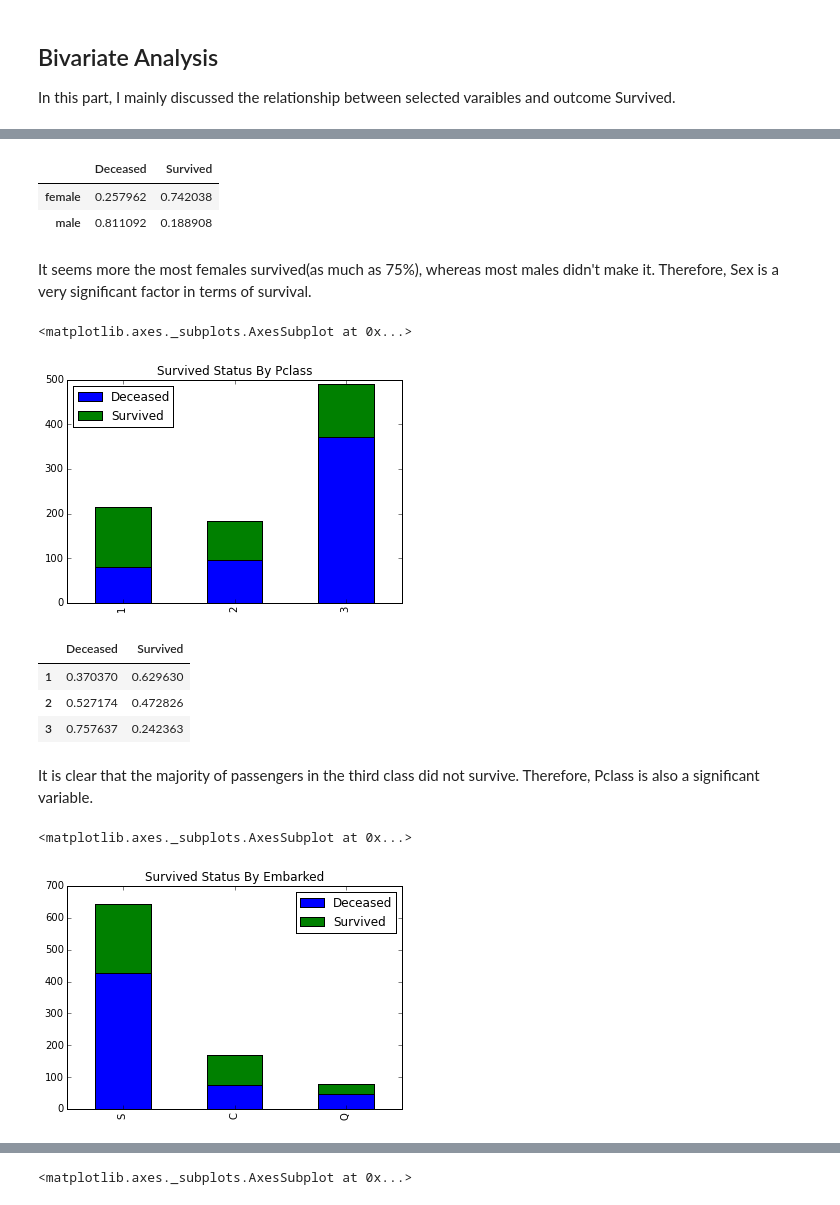
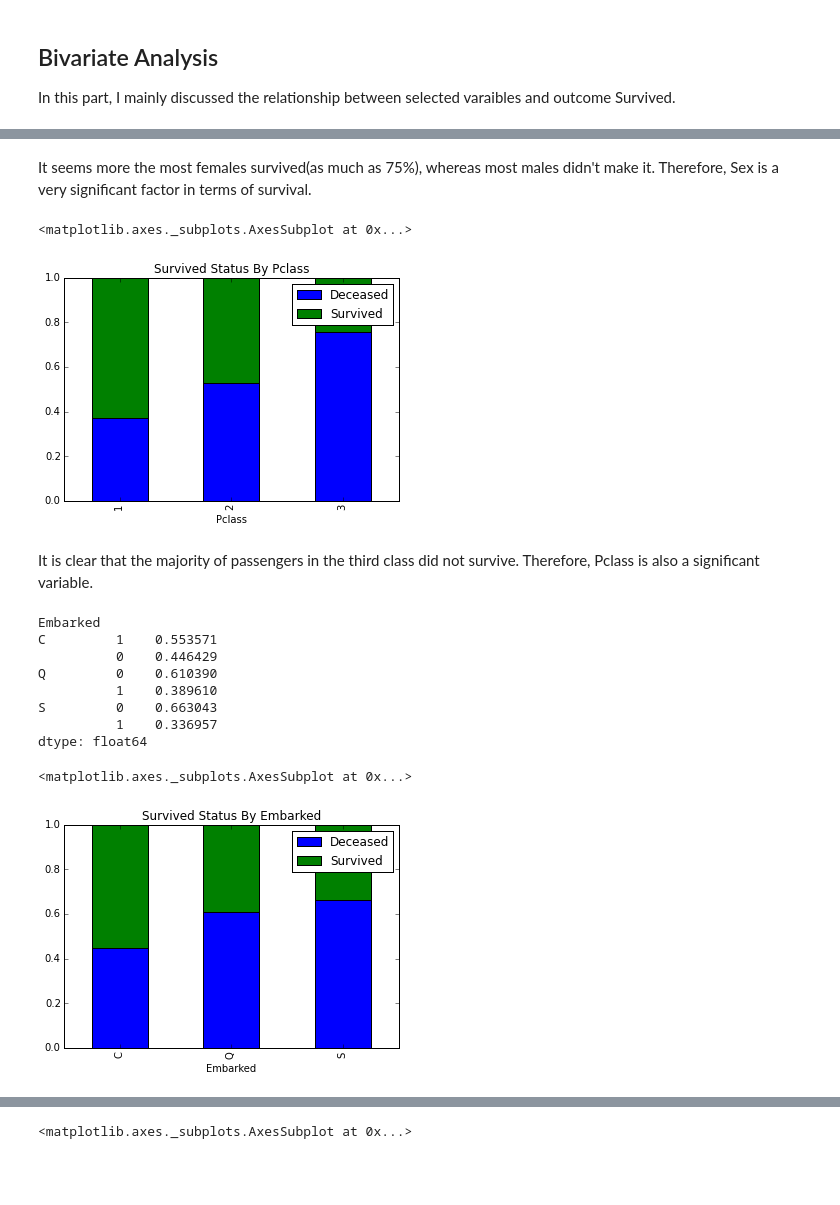
Before and after one commit to richardsun-voyager/DataAnalystNanodegreeProjects, a Jupyter notebook: TitanicDataAnalysis/TitanicDataExploration.ipynb, the cells around one changed output, grey strips where cells are left out. Drawn from its saved outputs; the diff is of its cells as text; code cells hidden in the pictures; blank space fills up the shorter version.

```diff
--- a/TitanicDataAnalysis/TitanicDataExploration.ipynb
+++ b/TitanicDataAnalysis/TitanicDataExploration.ipynb
@@ -178,33 +183,31 @@ df.plot(kind='bar',stacked=True,title='Survived Status By Sex')
-# %%
-df.div(df.sum(1),axis=0)
-# %% [output]
-|  | Deceased | Survived |
-| female | 0.257962 | 0.742038 |
-| male | 0.811092 | 0.188908 |
 # %% [markdown]
 It seems more the most females survived(as much as 75%), whereas most males didn't make it. Therefore, Sex is a very significant factor in terms of survival.
 # %%
-Survived_0 = titanic_data.Pclass[titanic_data.Survived == 0].value_counts()
-Survived_1 = titanic_data.Pclass[titanic_data.Survived == 1].value_counts()
-df = pd.DataFrame({'Survived':Survived_1,'Deceased':Survived_0})
+df = titanic_data.groupby('Pclass')['Survived'].apply(pd.Series.value_counts, normalize = True)
+df = df.unstack()
+df.columns = ['Deceased','Survived']
 df.plot(kind='bar',stacked=True,title='Survived Status By Pclass')
 # %% [output]
 <matplotlib.axes._subplots.AxesSubplot at 0x...>
-[figure, old version]
+[figure, new version]
-# %%
-df.div(df.sum(1),axis=0)
-# %% [output]
-|  | Deceased | Survived |
-| 1 | 0.370370 | 0.629630 |
-| 2 | 0.527174 | 0.472826 |
-| 3 | 0.757637 | 0.242363 |
 # %% [markdown]
 It is clear that the majority of passengers in the third class did not survive. Therefore, Pclass is also a significant variable.
+# %%
+df = titanic_data.groupby('Embarked')['Survived'].apply(pd.Series.value_counts, normalize = True)
+df
+# %% [output]
+Embarked
+C         1    0.553571
+          0    0.446429
+Q         0    0.610390
+          1    0.389610
+S         0    0.663043
+          1    0.336957
+dtype: float64
 # %%
-Survived_0 = titanic_data.Embarked[titanic_data.Survived == 0].value_counts()
-Survived_1 = titanic_data.Embarked[titanic_data.Survived == 1].value_counts()
-df = pd.DataFrame({'Survived':Survived_1,'Deceased':Survived_0})
+df = df.unstack()
+df.columns = ['Deceased','Survived']
 df.plot(kind='bar',stacked=True,title='Survived Status By Embarked')
 # %% [output]
 <matplotlib.axes._subplots.AxesSubplot at 0x...>
-[figure, old version]
+[figure, new version]
```
Also changed, not shown: parts of 19 cells of this notebook, 14 other files.
